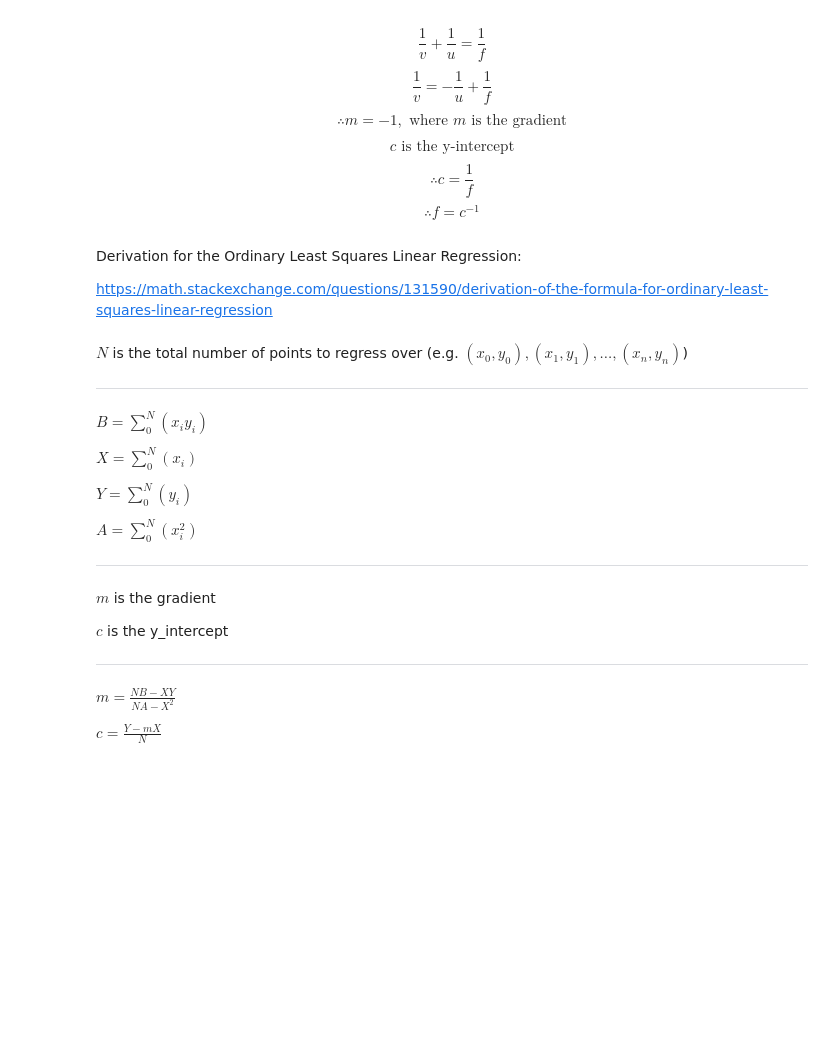
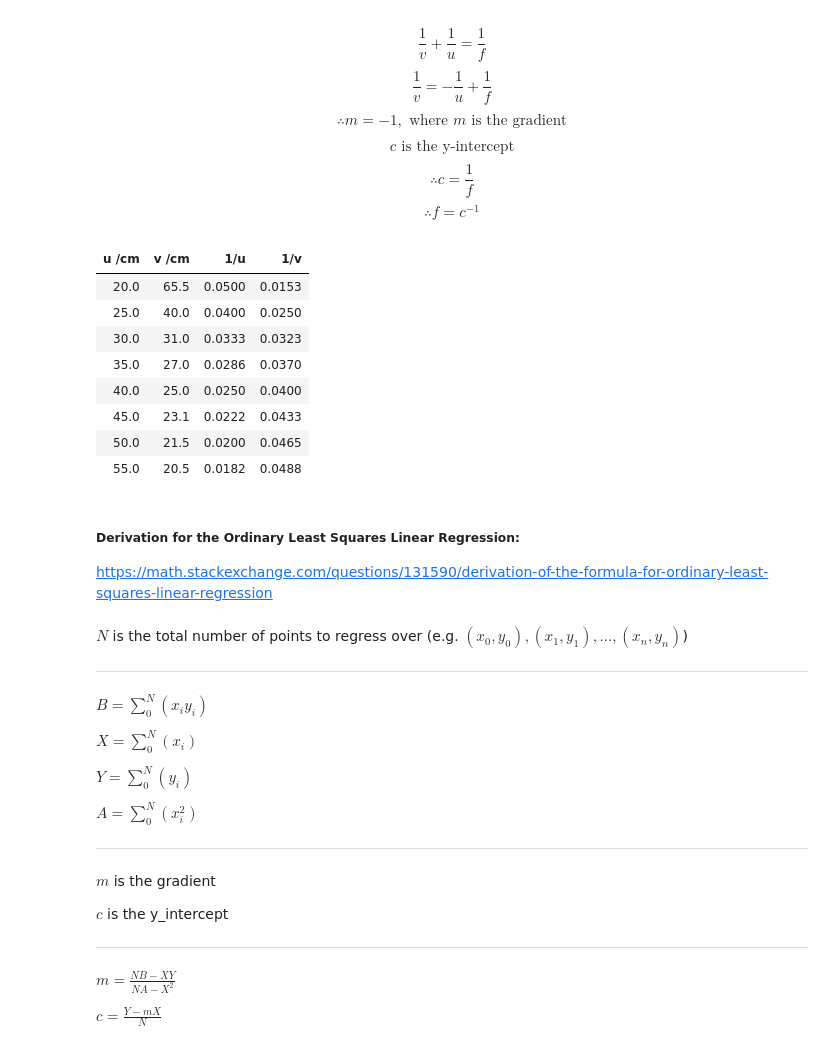
Before and after one commit to CorinnnaZ/CompChallenge, a Jupyter notebook: task2.ipynb, the cells around one changed output. Saved outputs shown, nothing was run; the diff lists cells and outputs as text; code cells hidden in the pictures; blank space fills up the shorter version.

```diff
--- a/task2.ipynb
+++ b/task2.ipynb
@@ -14,22 +14,47 @@ $$\therefore f = c^{-1}$$
 # %%
 import matplotlib.pyplot as plt
 import numpy as np
 import math
+import pandas as pd
 
 # plot a graph of 1/u and 1/v
 # all units are in cm
 
 u = [20, 25, 30, 35, 40, 45, 50, 55] # how much the lens has been moved from raybox
 v = [65.5, 40, 31, 27, 25, 23.1, 21.5, 20.5] # distance when f is in focus
 
 inverse_u = [1/i for i in u]
 inverse_v = [1/j for j in v]
 
 # convert lists to numpy lists
 xs = np.array(inverse_u, dtype=np.float64)
 ys = np.array(inverse_v, dtype=np.float64)
+
+df = pd.DataFrame({
+    'u /cm': u,
+    'v /cm': v,
+    '1/u' : inverse_u,
+    '1/v' : inverse_v
+})
+
+df.style.format({
+    'u /cm': '{:.1f}',
+    'v /cm': '{:.1f}',
+    '1/u': '{:.4f}',
+    '1/v': '{:.4f}'
+}).hide(axis='index')
+# %% [output]
+| u /cm | v /cm | 1/u | 1/v |
+| 20.0 | 65.5 | 0.0500 | 0.0153 |
+| 25.0 | 40.0 | 0.0400 | 0.0250 |
+| 30.0 | 31.0 | 0.0333 | 0.0323 |
+| 35.0 | 27.0 | 0.0286 | 0.0370 |
+| 40.0 | 25.0 | 0.0250 | 0.0400 |
+| 45.0 | 23.1 | 0.0222 | 0.0433 |
+| 50.0 | 21.5 | 0.0200 | 0.0465 |
+| 55.0 | 20.5 | 0.0182 | 0.0488 |
 # %% [markdown]
-Derivation for the Ordinary Least Squares Linear Regression:
+##### Derivation for the Ordinary Least Squares Linear Regression:
 
 https://math.stackexchange.com/questions/131590/derivation-of-the-formula-for-ordinary-least-squares-linear-regression
 # %% [markdown]
```
